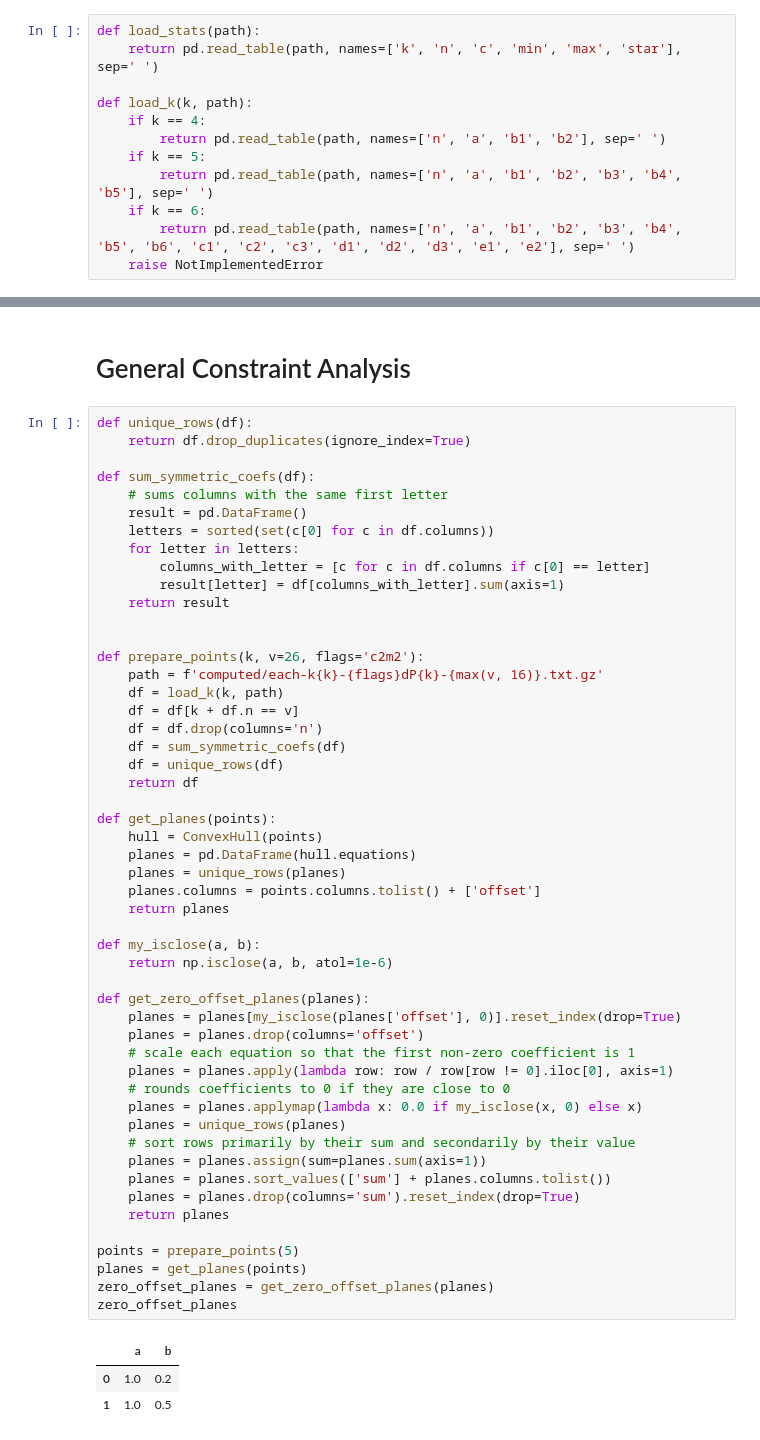
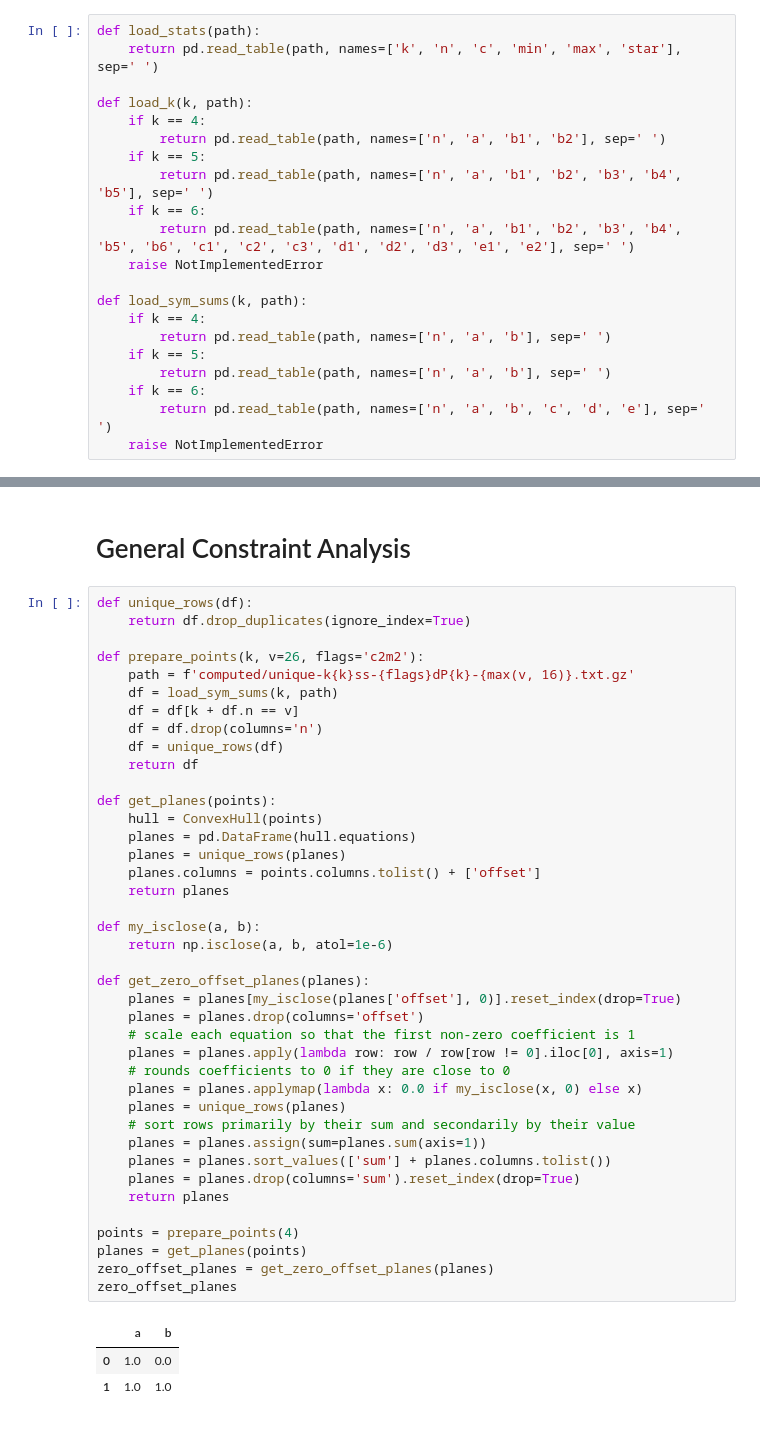
Before and after one commit to davidmisiak/flow-polynomials, a Jupyter notebook: analysis.ipynb, the cells around one changed output, grey strips where cells are left out. Drawn from its saved outputs; the diff is of its cells as text.

Commit message:
Analysis: use computed sym sums

```diff
--- a/analysis.ipynb
+++ b/analysis.ipynb
@@ -28,6 +28,15 @@ def load_k(k, path):
     if k == 6:
         return pd.read_table(path, names=['n', 'a', 'b1', 'b2', 'b3', 'b4', 'b5', 'b6', 'c1', 'c2', 'c3', 'd1', 'd2', 'd3', 'e1', 'e2'], sep=' ')
     raise NotImplementedError
+
+def load_sym_sums(k, path):
+    if k == 4:
+        return pd.read_table(path, names=['n', 'a', 'b'], sep=' ')
+    if k == 5:
+        return pd.read_table(path, names=['n', 'a', 'b'], sep=' ')
+    if k == 6:
+        return pd.read_table(path, names=['n', 'a', 'b', 'c', 'd', 'e'], sep=' ')
+    raise NotImplementedError
 # %%
 def remove_float_xticks():
     filtered = [t for t in plt.xticks()[0] if math.isclose(t, round(t))]
@@ -278,54 +287,43 @@ plot_k5(df_k5_dP5, 26)
 def unique_rows(df):
     return df.drop_duplicates(ignore_index=True)
 
-def sum_symmetric_coefs(df):
-    # sums columns with the same first letter
-    result = pd.DataFrame()
-    letters = sorted(set(c[0] for c in df.columns))
-    for letter in letters:
-        columns_with_letter = [c for c in df.columns if c[0] == letter]
-        result[letter] = df[columns_with_letter].sum(axis=1)
-    return result
-
-
 def prepare_points(k, v=26, flags='c2m2'):
-    path = f'computed/each-k{k}-{flags}dP{k}-{max(v, 16)}.txt.gz'
-    df = load_k(k, path)
+    path = f'computed/unique-k{k}ss-{flags}dP{k}-{max(v, 16)}.txt.gz'
+    df = load_sym_sums(k, path)
     df = df[k + df.n == v]
     df = df.drop(columns='n')
-    df = sum_symmetric_coefs(df)
     df = unique_rows(df)
     return df
 
 def get_planes(points):
     hull = ConvexHull(points)
     planes = pd.DataFrame(hull.equations)
     planes = unique_rows(planes)
     planes.columns = points.columns.tolist() + ['offset']
     return planes
 
 def my_isclose(a, b):
     return np.isclose(a, b, atol=1e-6)
 
 def get_zero_offset_planes(planes):
     planes = planes[my_isclose(planes['offset'], 0)].reset_index(drop=True)
     planes = planes.drop(columns='offset')
     # scale each equation so that the first non-zero coefficient is 1
     planes = planes.apply(lambda row: row / row[row != 0].iloc[0], axis=1)
     # rounds coefficients to 0 if they are close to 0
     planes = planes.applymap(lambda x: 0.0 if my_isclose(x, 0) else x)
     planes = unique_rows(planes)
     # sort rows primarily by their sum and secondarily by their value
     planes = planes.assign(sum=planes.sum(axis=1))
     planes = planes.sort_values(['sum'] + planes.columns.tolist())
     planes = planes.drop(columns='sum').reset_index(drop=True)
     return planes
 
-points = prepare_points(5)
+points = prepare_points(4)
 planes = get_planes(points)
 zero_offset_planes = get_zero_offset_planes(planes)
 zero_offset_planes
 # %% [output]
 |  | a | b |
-| 0 | 1.0 | 0.2 |
-| 1 | 1.0 | 0.5 |
+| 0 | 1.0 | 0.0 |
+| 1 | 1.0 | 1.0 |
```
Also changed, not shown: parts of 2 cells of this notebook.
